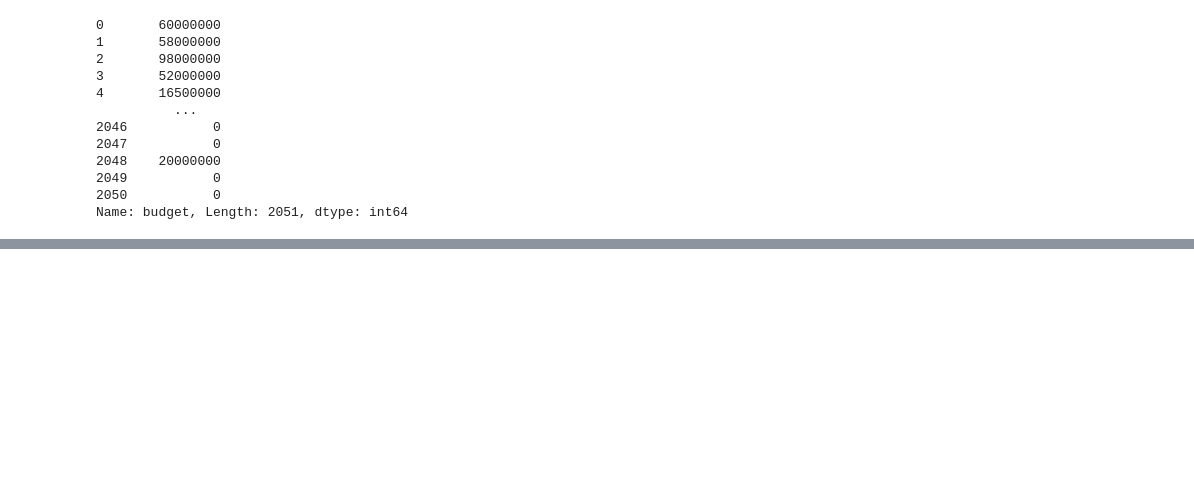
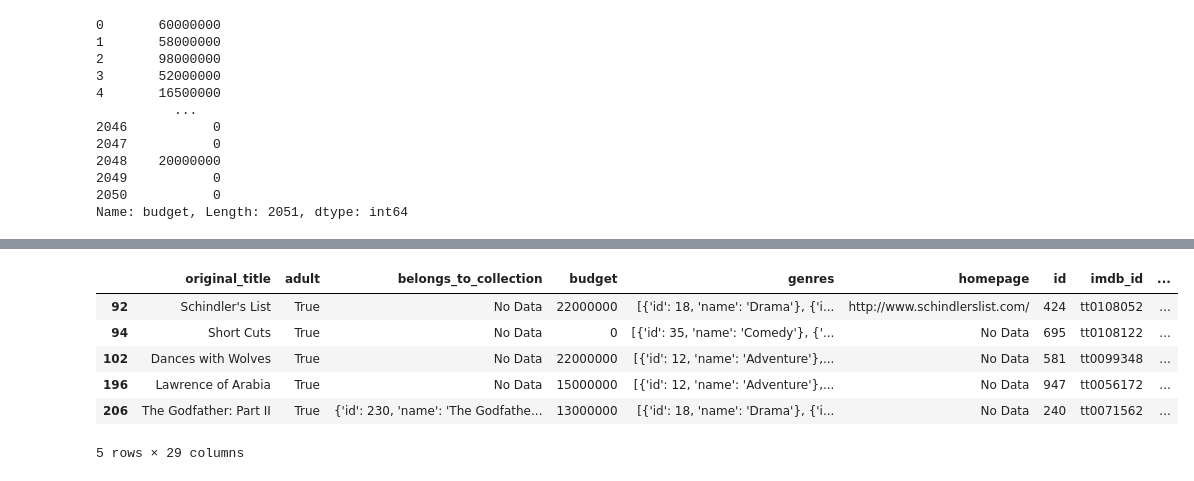
Before and after one commit to TurmaeUrsorum/Data_Science, a Jupyter notebook: 13. Project: Feature Engineering in Movie Analytics/feature_enginerring.ipynb, the cells around one changed output, grey strips where cells are left out. Saved outputs shown, nothing was run; the diff lists cells and outputs as text; code cells hidden in the pictures; blank space fills up the shorter version.

```diff
--- a/13. Project: Feature Engineering in Movie Analytics/feature_enginerring.ipynb
+++ b/13. Project: Feature Engineering in Movie Analytics/feature_enginerring.ipynb
@@ -610,0 +611,12 @@ english_release_rating[["original_title", "profit"]].sort_values("profit", ascen
+# %%
+english_release_rating["long_duration_movie"] = (english_release_rating["runtime"] >= 60 * 3).astype("int")
+# %%
+english_release_rating[english_release_rating["long_duration_movie"] == 1].head()
+# %% [output]
+|  | original_title | adult | belongs_to_collection | budget | genres | homepage | id | imdb_id | ... |
+| 92 | Schindler's List | True | No Data | 22000000 | [{'id': 18, 'name': 'Drama'}, {'i... | http://www.schindlerslist.com/ | 424 | tt0108052 | ... |
+| 94 | Short Cuts | True | No Data | 0 | [{'id': 35, 'name': 'Comedy'}, {'... | No Data | 695 | tt0108122 | ... |
+| 102 | Dances with Wolves | True | No Data | 22000000 | [{'id': 12, 'name': 'Adventure'},... | No Data | 581 | tt0099348 | ... |
+| 196 | Lawrence of Arabia | True | No Data | 15000000 | [{'id': 12, 'name': 'Adventure'},... | No Data | 947 | tt0056172 | ... |
+| 206 | The Godfather: Part II | True | {'id': 230, 'name': 'The Godfathe... | 13000000 | [{'id': 18, 'name': 'Drama'}, {'i... | No Data | 240 | tt0071562 | ... |
+5 rows × 29 columns
```
Also changed, not shown: parts of 10 cells of this notebook.
